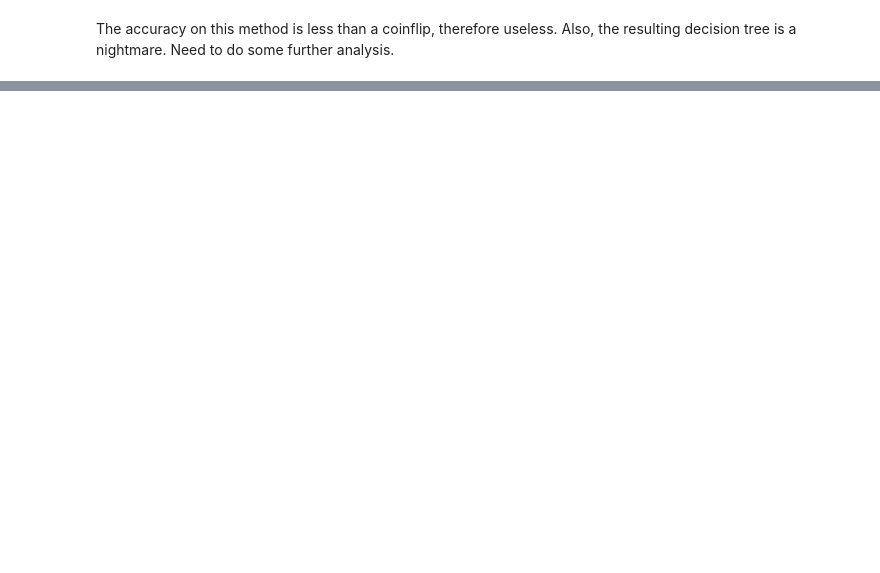
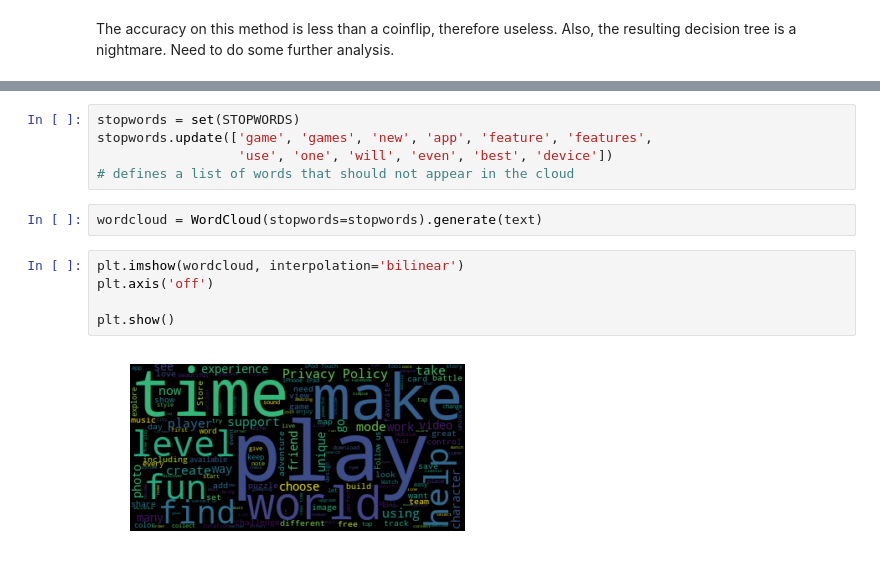
Before and after one commit to wtfzambo/app-store-eda, a Jupyter notebook: apple_store_eda.ipynb, the cells around one changed output, grey strips where cells are left out. Saved outputs shown, nothing was run; the diff lists cells and outputs as text; blank space fills up the shorter version.

```diff
--- a/apple_store_eda.ipynb
+++ b/apple_store_eda.ipynb
@@ -220,0 +295,14 @@ graph
+# %%
+stopwords = set(STOPWORDS)
+stopwords.update(['game', 'games', 'new', 'app', 'feature', 'features',
+                  'use', 'one', 'will', 'even', 'best', 'device'])
+# defines a list of words that should not appear in the cloud
+# %%
+wordcloud = WordCloud(stopwords=stopwords).generate(text)
+# %%
+plt.imshow(wordcloud, interpolation='bilinear')
+plt.axis('off')
+
+plt.show()
+# %% [output]
+[figure, added]
```
Also changed, not shown: parts of 53 cells of this notebook.
